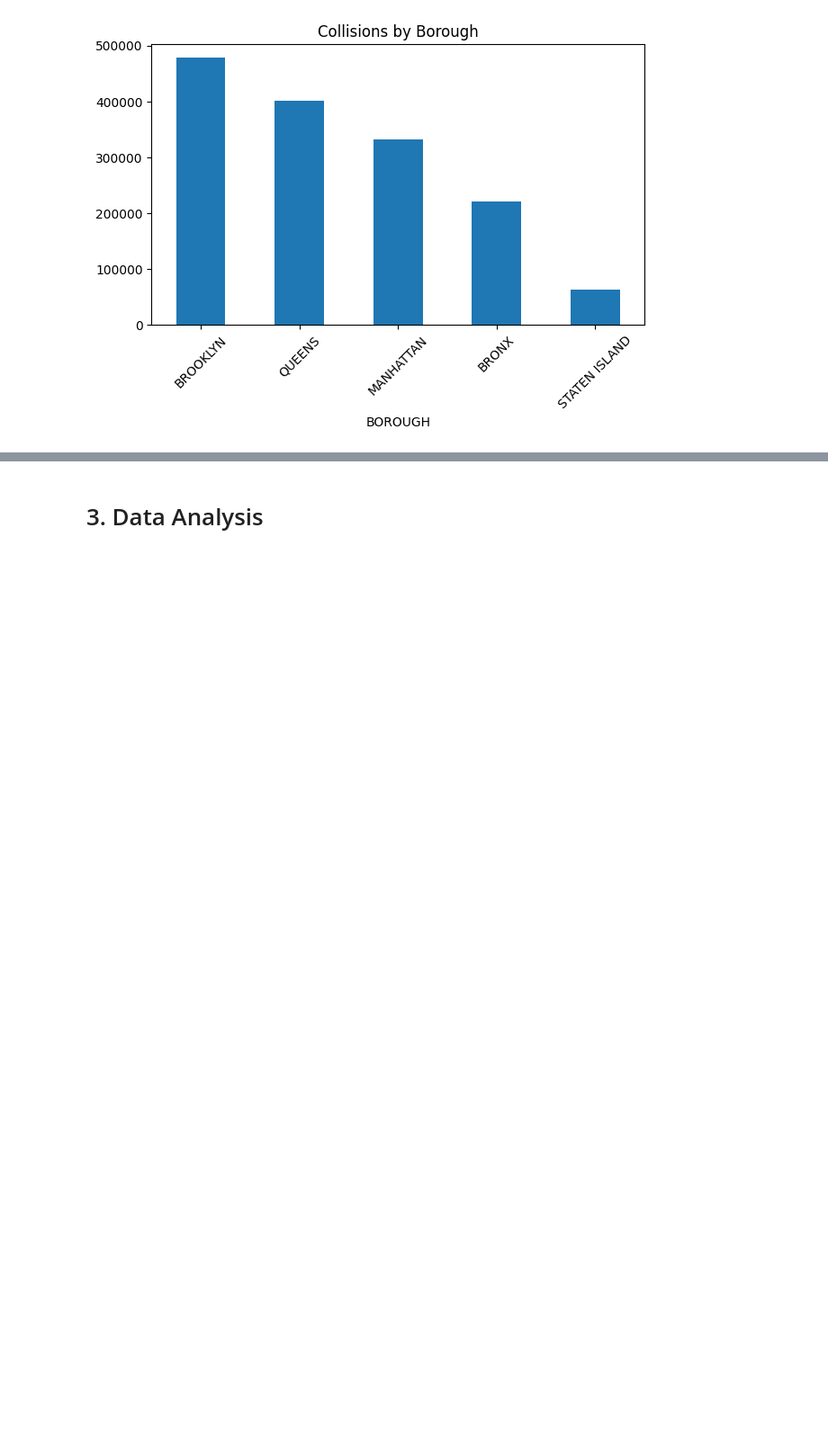
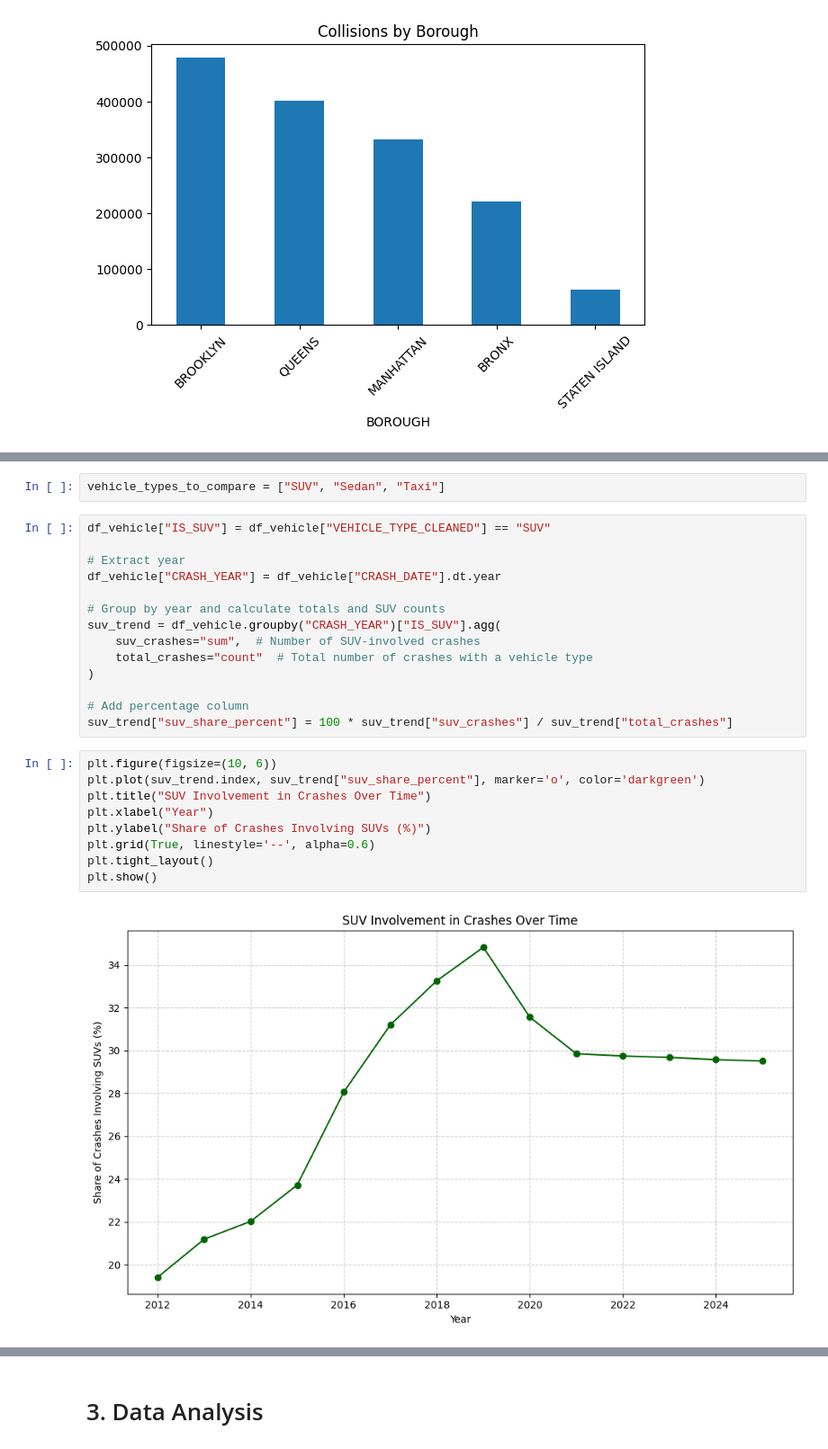
Before and after one commit to GisleGaren/GisleGaren.github.io, a Jupyter notebook: explainer/explainer.ipynb, the cells around one changed output, grey strips where cells are left out. Shown at 90% size. Cells and saved outputs as stored; diff of their text form; blank space fills up the shorter version.

```diff
--- a/explainer/explainer.ipynb
+++ b/explainer/explainer.ipynb
@@ -191,0 +226,27 @@ Name: count, dtype: int64
+# %%
+vehicle_types_to_compare = ["SUV", "Sedan", "Taxi"]
+# %%
+df_vehicle["IS_SUV"] = df_vehicle["VEHICLE_TYPE_CLEANED"] == "SUV"
+
+# Extract year
+df_vehicle["CRASH_YEAR"] = df_vehicle["CRASH_DATE"].dt.year
+
+# Group by year and calculate totals and SUV counts
+suv_trend = df_vehicle.groupby("CRASH_YEAR")["IS_SUV"].agg(
+    suv_crashes="sum",  # Number of SUV-involved crashes
+    total_crashes="count"  # Total number of crashes with a vehicle type
+)
+
+# Add percentage column
+suv_trend["suv_share_percent"] = 100 * suv_trend["suv_crashes"] / suv_trend["total_crashes"]
+# %%
+plt.figure(figsize=(10, 6))
+plt.plot(suv_trend.index, suv_trend["suv_share_percent"], marker='o', color='darkgreen')
+plt.title("SUV Involvement in Crashes Over Time")
+plt.xlabel("Year")
+plt.ylabel("Share of Crashes Involving SUVs (%)")
+plt.grid(True, linestyle='--', alpha=0.6)
+plt.tight_layout()
+plt.show()
+# %% [output]
+[figure, added]
```
Also changed, not shown: parts of 16 cells of this notebook, 2 other files.
